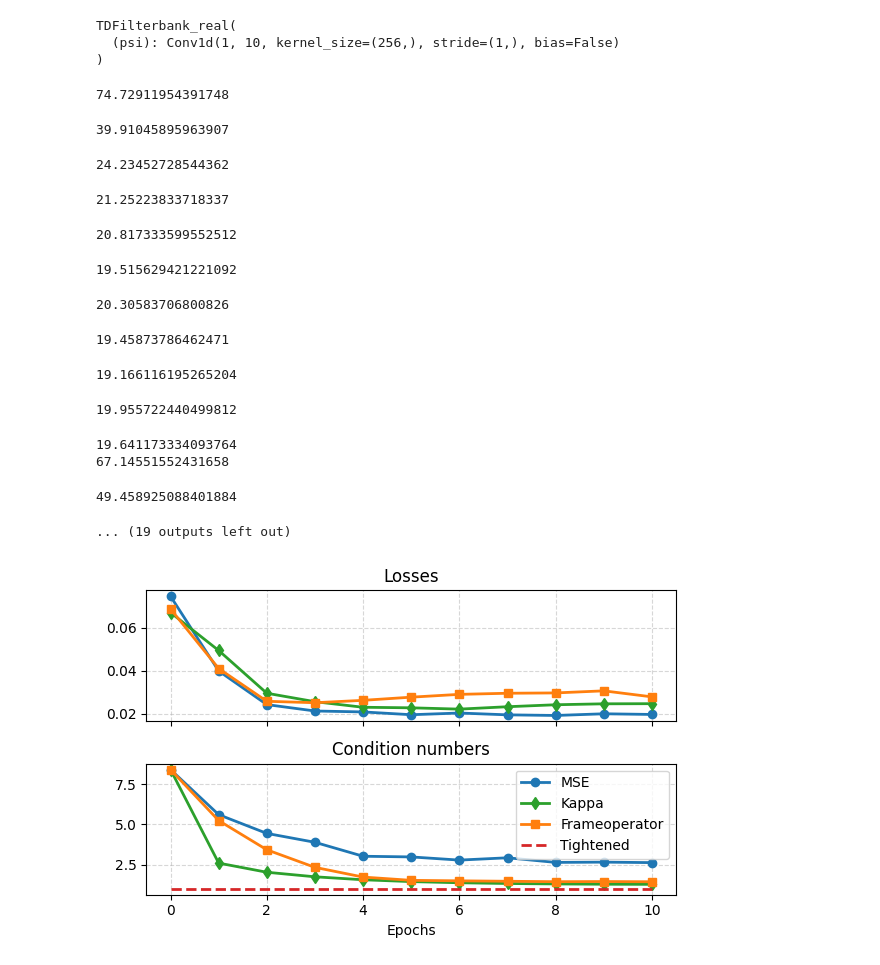
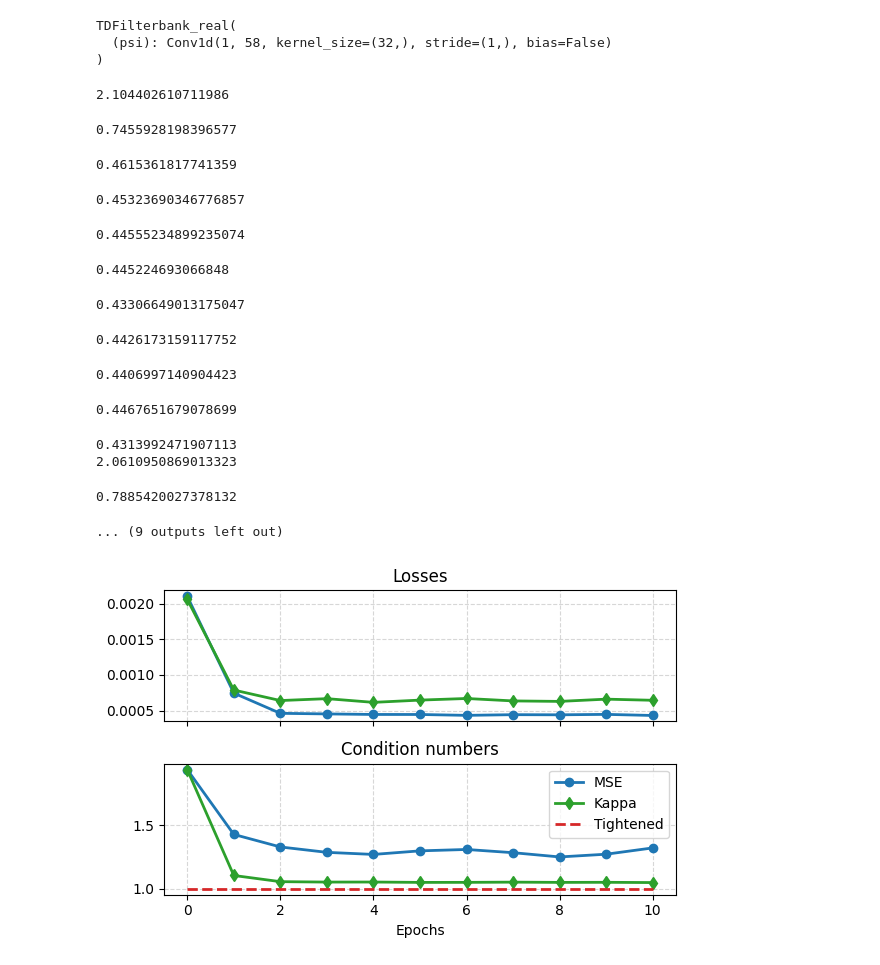
Before and after one commit to danedane-haider/Random-Filterbanks, a Jupyter notebook: Stability of Random Filterbanks under Gradient Descent/Reproducing_Random_Tightness.ipynb, the cells around one changed output. Saved outputs shown, nothing was run; the diff lists cells and outputs as text; code cells hidden in the pictures.

```diff
--- a/Stability of Random Filterbanks under Gradient Descent/Reproducing_Random_Tightness.ipynb
+++ b/Stability of Random Filterbanks under Gradient Descent/Reproducing_Random_Tightness.ipynb
@@ -16,9 +16,9 @@ import fb
 # %%
 HYPERPARAMS = {
     "synth": {
-        "N": 1024,
-        "J": 10,
-        "T": 256,
+        "N": 1032,
+        "J": 58,
+        "T": 32,
         "sr": 16000,
         "fmin": 64,
         "fmax": 8000,
@@ -67,7 +67,7 @@ baseline = TDFilterbank_real(spec, w_init)
 print(baseline)
 # %% [output]
 TDFilterbank_real(
-  (psi): Conv1d(1, 10, kernel_size=(256,), stride=(1,), bias=False)
+  (psi): Conv1d(1, 58, kernel_size=(32,), stride=(1,), bias=False)
 )
 # %%
 # loss functions with penalization terms
@@ -108,9 +120,11 @@ def train(baseline, penalization, lr, n_epochs, epoch_size):
     if penalization == 'mse':
         criterion = torch.nn.MSELoss()
     if penalization == 'kappa':
-        criterion = CondLoss()
-    if penalization == 'frameop':
-        criterion = NormLoss()
+        criterion = KappaLoss()
+    if penalization == 'S':
+        criterion = SLoss()
+    if penalization == 'diagS':
+        criterion = DiagSLoss()
     losses = []
     conditions = []
 
@@ -123,7 +137,7 @@ def train(baseline, penalization, lr, n_epochs, epoch_size):
     for _ in range(epoch_size):
         inputs = next(synth)
         outputs = baseline(inputs)
-        targets = fb.filterbank_response(inputs, w_tight)
+        targets = fb.filterbank_response(inputs, w_tight, mag=True)
         w = baseline.psi.weight[:,0,:]
         loss = mse(outputs, targets)
         running_loss += loss.item()
@@ -136,7 +150,7 @@ def train(baseline, penalization, lr, n_epochs, epoch_size):
             inputs = next(synth)
             optimizer.zero_grad()
             outputs = baseline(inputs)
-            targets = fb.filterbank_response(inputs, w_tight)
+            targets = fb.filterbank_response(inputs, w_tight, mag=True)
             if penalization == 'mse':
                 loss = mse(outputs, targets)
                 loss.backward()
@@ -149,7 +163,7 @@ def train(baseline, penalization, lr, n_epochs, epoch_size):
                 optimizer.step()
                 loss2 = mse(outputs, targets)
                 running_loss += loss2.item()
-            if penalization == 'frameop':
+            if penalization == 'S' or penalization == 'diagS':
                 # use this loss only every 10th iteration
                 if np.mod(i,10) == 0:
                     w = baseline.psi.weight[:,0,:]
@@ -173,8 +191,4 @@ def train(baseline, penalization, lr, n_epochs, epoch_size):
 # %%
-n_epochs = 10
-epoch_size = 50
-lr = 0.0001
-
 baseline = TDFilterbank_real(spec, w_init)
 losses_mse, conditions_mse = train(
     baseline=baseline,
@@ -191,57 +205,57 @@ losses_kappa, conditions_kappa = train(
     n_epochs=n_epochs,
     epoch_size=epoch_size)
 
-baseline = TDFilterbank_real(spec, w_init)
-losses_fo, conditions_fo = train(
-    baseline=baseline,
-    penalization='frameop',
-    lr=lr,
-    n_epochs=n_epochs,
-    epoch_size=epoch_size)
+# baseline = TDFilterbank_real(spec, w_init)
+# losses_fo, conditions_fo = train(
+#     baseline=baseline,
+#     penalization='diagS',
+#     lr=lr,
+#     n_epochs=n_epochs,
+#     epoch_size=epoch_size)
 # %% [output]
-74.72911954391748
+2.104402610711986
-39.91045895963907
+0.7455928198396577
-24.23452728544362
+0.4615361817741359
-21.25223833718337
+0.45323690346776857
-20.817333599552512
+0.44555234899235074
-19.515629421221092
+0.445224693066848
-20.30583706800826
+0.43306649013175047
-19.45873786462471
+0.4426173159117752
-19.166116195265204
+0.4406997140904423
-19.955722440499812
+0.4467651679078699
-19.641173334093764
-67.14551552431658
+0.4313992471907113
+2.0610950869013323
-49.458925088401884
+0.7885420027378132
-... (19 outputs left out)
+... (9 outputs left out)
 # %%
 # plot losses and condition numbers over epochs
 
 plt.rcParams['text.usetex'] = False
 
 fig, axes = plt.subplots(2, 1, figsize=(6, 4), sharex=True)
 Ts = np.arange(0, n_epochs+1)
 
 ax = axes[0]
 ax.plot(Ts, losses_mse, 'tab:blue', linewidth=2, marker = 'o')
 ax.plot(Ts, losses_kappa, 'tab:green', linewidth=2, marker = 'd')
-ax.plot(Ts, losses_fo, 'tab:orange', linewidth=2, marker = 's')
+# ax.plot(Ts, losses_fo, 'tab:orange', linewidth=2, marker = 's')
 
 ax.set_title('Losses')
 ax.grid(linestyle='--', alpha=0.5)
 
 ax = axes[1]
 ax.plot(Ts, conditions_mse, 'tab:blue', linewidth=2, label='MSE', marker = 'o')
 ax.plot(Ts, conditions_kappa, 'tab:green', linewidth=2, label='Kappa', marker = 'd')
-ax.plot(Ts, conditions_fo, 'tab:orange', linewidth=2, label='Frameoperator', marker = 's')
+# ax.plot(Ts, conditions_fo, 'tab:orange', linewidth=2, label='Frameoperator', marker = 's')
 ax.plot(Ts, np.ones(len(Ts)), 'tab:red', linewidth=2, label='Tightened', linestyle='--')
 
 ax.set_title('Condition numbers')
 ax.legend(loc='upper right')
 ax.set_xlabel('Epochs')
 ax.grid(linestyle='--', alpha=0.5)
 
 plt.tight_layout()
 
 plt.savefig('Reproducing_Random_Tightness.pdf', bbox_inches='tight')
 # %% [output]
-[figure, old version]
+[figure, new version]
```
Also changed, not shown: parts of 3 cells of this notebook, 19 other files.
